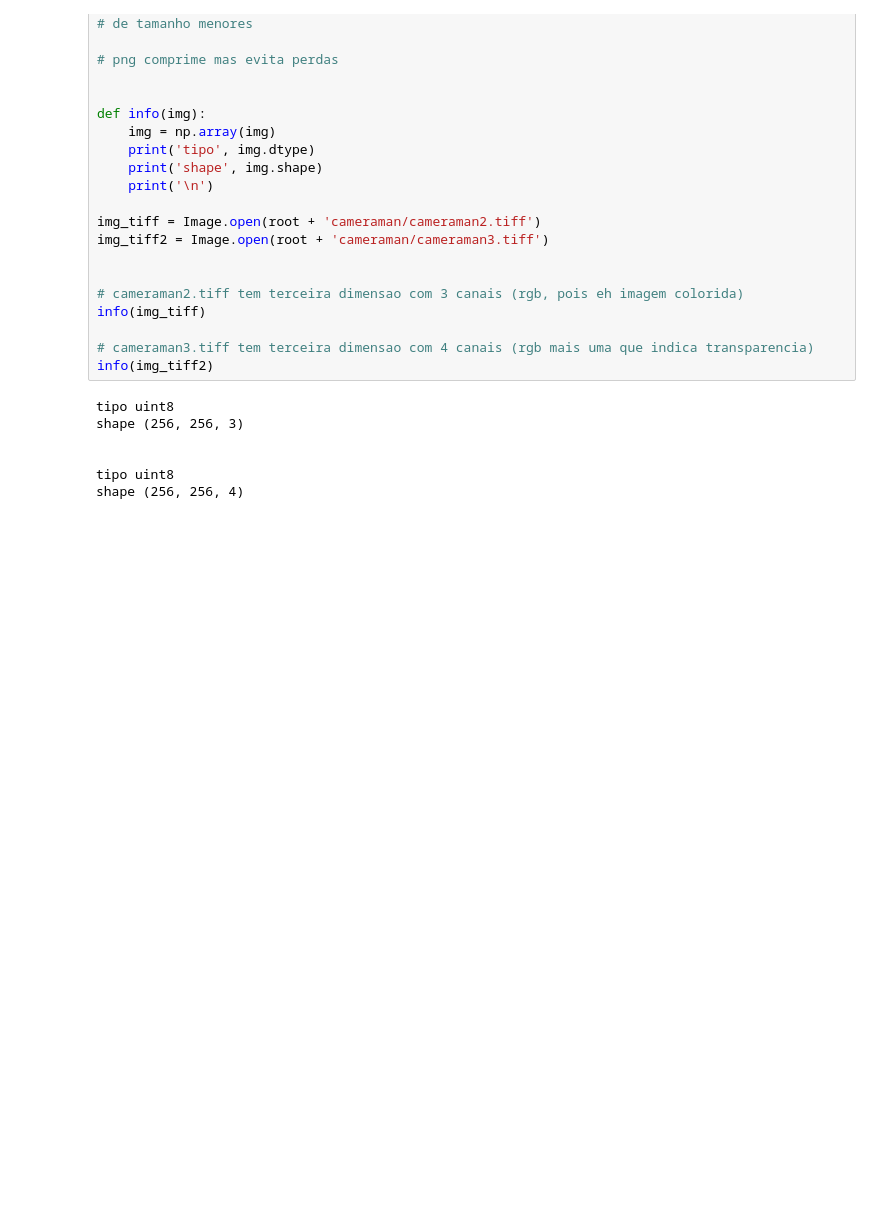
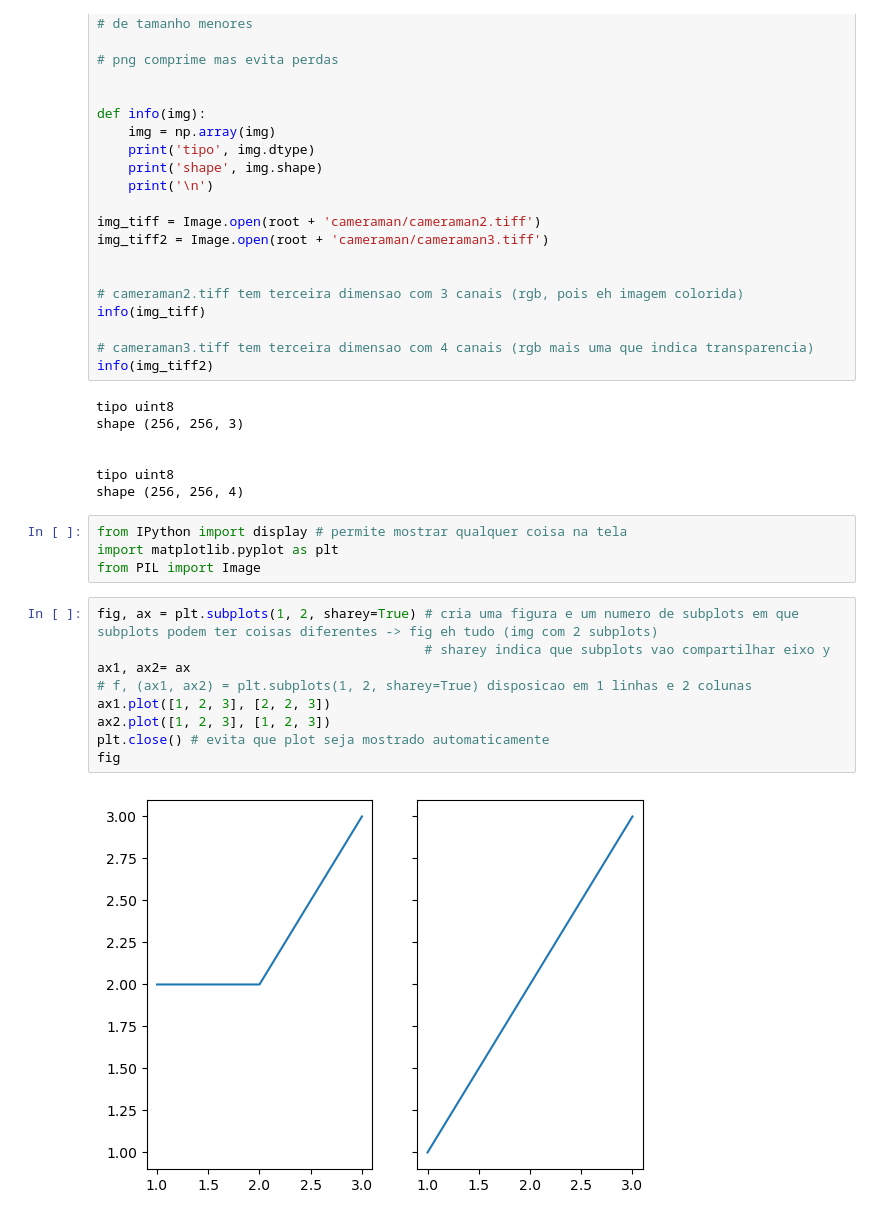
Before and after one commit to mau0414/visao-computacional, a Jupyter notebook: modulo1-conceitos_pdi_python/leitura_manipulacao_imgs.ipynb, the cells around one changed output. Saved outputs shown, nothing was run; the diff lists cells and outputs as text; blank space fills up the shorter version.

```diff
--- a/modulo1-conceitos_pdi_python/leitura_manipulacao_imgs.ipynb
+++ b/modulo1-conceitos_pdi_python/leitura_manipulacao_imgs.ipynb
@@ -104,3 +104,18 @@ shape (256, 256, 3)
 
 tipo uint8
 shape (256, 256, 4)
+# %%
+from IPython import display # permite mostrar qualquer coisa na tela
+import matplotlib.pyplot as plt
+from PIL import Image
+# %%
+fig, ax = plt.subplots(1, 2, sharey=True) # cria uma figura e um numero de subplots em que subplots podem ter coisas diferentes -> fig eh tudo (img com 2 subplots)
+                                          # sharey indica que subplots vao compartilhar eixo y
+ax1, ax2= ax
+# f, (ax1, ax2) = plt.subplots(1, 2, sharey=True) disposicao em 1 linhas e 2 colunas
+ax1.plot([1, 2, 3], [2, 2, 3])
+ax2.plot([1, 2, 3], [1, 2, 3])
+plt.close() # evita que plot seja mostrado automaticamente
+fig
+# %% [output]
+[figure, added]
```
Also changed, not shown: parts of 3 cells of this notebook, 2 other files.
